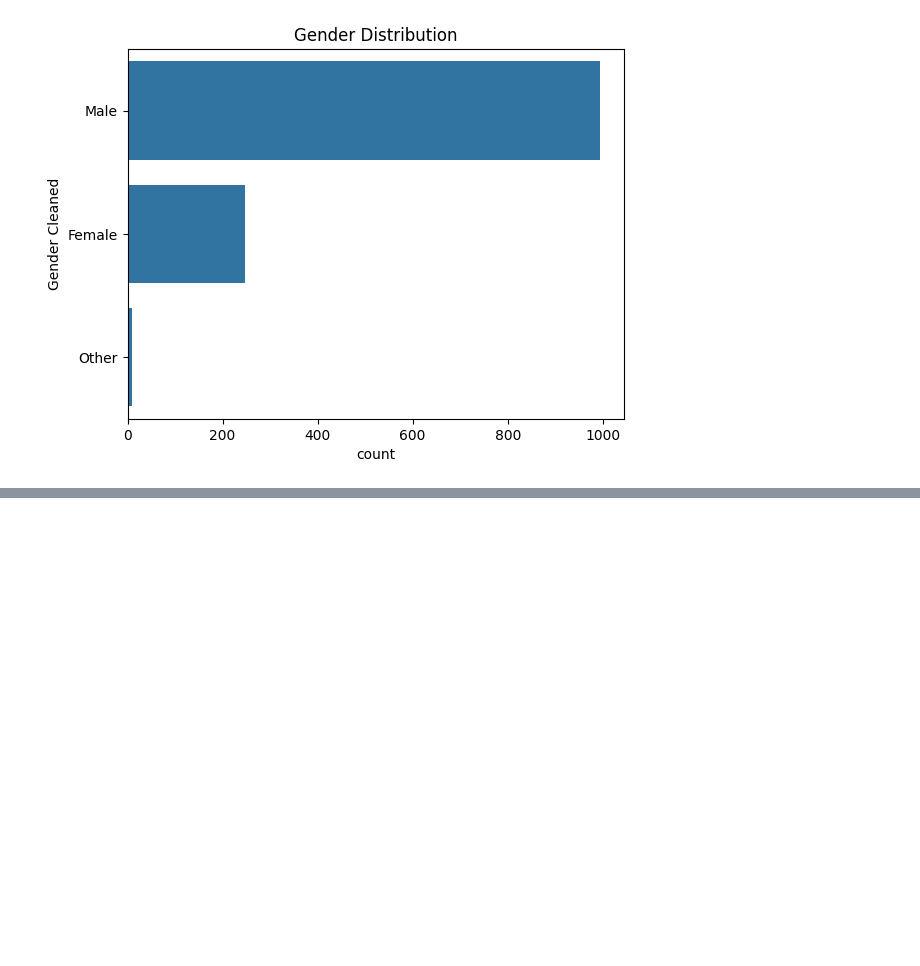
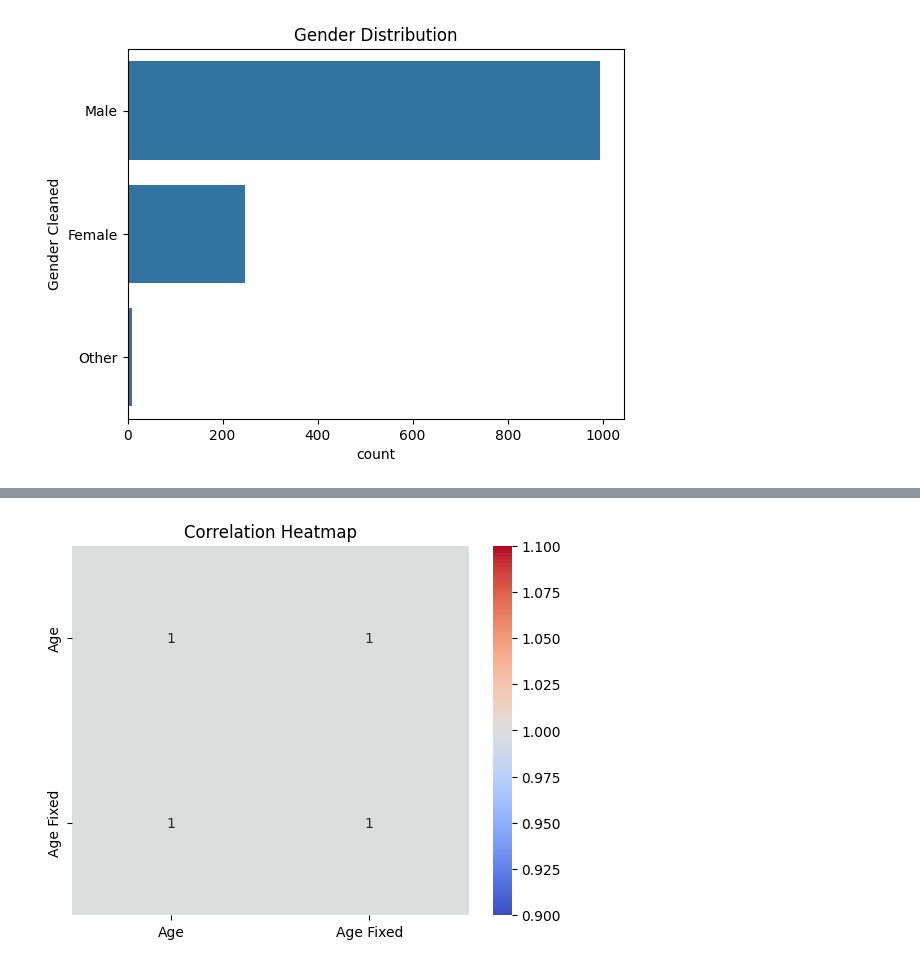
Before and after one commit to bhava030905/mental-health-survey-analysis, a Jupyter notebook: Mental Health Survey Analysis.ipynb, the cells around one changed output, grey strips where cells are left out. Drawn from its saved outputs; the diff is of its cells as text; code cells hidden in the pictures; blank space fills up the shorter version.

```diff
--- a/Mental Health Survey Analysis.ipynb
+++ b/Mental Health Survey Analysis.ipynb
@@ -275,0 +299,7 @@ plt.show()
+# %%
+num_cols = df.select_dtypes(include=['int64', 'float64'])
+sns.heatmap(num_cols.corr(), annot=True, cmap='coolwarm')
+plt.title("Correlation Heatmap")
+plt.show()
+# %% [output]
+[figure, added]
```
Also changed, not shown: parts of 3 cells of this notebook.
